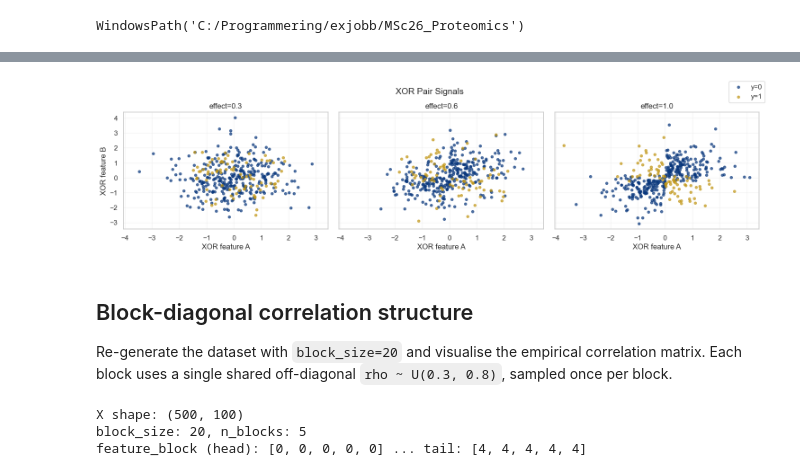
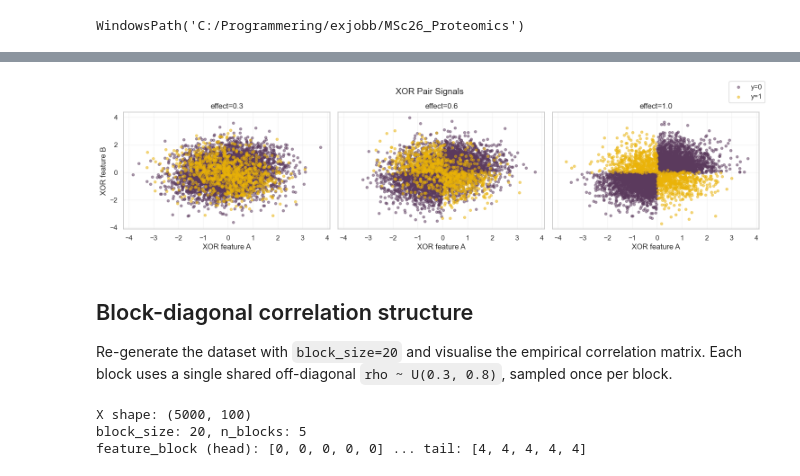
Before and after one commit to andreasjak/MSc26_Proteomics, a Jupyter notebook: notebooks/simulated_data_visual.ipynb, the cells around one changed output, grey strips where cells are left out. Saved outputs shown, nothing was run; the diff lists cells and outputs as text; code cells hidden in the pictures.

```diff
--- a/notebooks/simulated_data_visual.ipynb
+++ b/notebooks/simulated_data_visual.ipynb
@@ -32,9 +32,11 @@ WindowsPath('C:/Programmering/exjobb/MSc26_Proteomics')
 # %%
 from src.simulation import generate_simulated_dataset
 
+from src.styles import ARDS_COLORS
+
 EFFECT_SIZES = [0.3, 0.6, 1.0]
 SIGNAL_TYPES = ["linear", "bounded_variance", "u_shape", "threshold"]
-SIGNALS_PER_TYPE = 3
+SIGNALS_PER_TYPE = 1
 
 
 def build_default_signal_specs(
@@ -78,5 +80,5 @@ Built 15 signal specs.
 # %%
-N = 400
+N = 5000
 P = 100
 CLASS_PREVALENCE = 0.2
 SEED = 42
@@ -227,43 +229,43 @@ def plot_xor_scatter(effects: list[float]) -> None:
     cls1 = y == 1
 
     for ax, effect in zip(axes, effects):
         pair = selected_pairs.get(effect)
 
         if pair is None:
             ax.set_title(f"effect={effect} (no pairs)")
             ax.set_xlabel("XOR feature A")
             continue
 
         idx_a, idx_b = pair
-        ax.scatter(X[cls0, idx_a], X[cls0, idx_b], s=15, alpha=0.7, color="#0A387D", label="y=0")
-        ax.scatter(X[cls1, idx_a], X[cls1, idx_b], s=15, alpha=0.7, color="#C29717", label="y=1")
+        ax.scatter(X[cls0, idx_a], X[cls0, idx_b], s=15, alpha=0.5, label="y=0", color=ARDS_COLORS["ARDS"])
+        ax.scatter(X[cls1, idx_a], X[cls1, idx_b], s=15, alpha=0.5, label="y=1", color=ARDS_COLORS["Not ARDS"])
 
         ax.set_title(f"effect={effect}")
         ax.set_xlabel("XOR feature A")
         ax.set_xlim(x_min - x_pad, x_max + x_pad)
         ax.set_ylim(y_min - y_pad, y_max + y_pad)
         ax.grid(alpha=0.2)
 
     axes[0].set_ylabel("XOR feature B")
     handles, labels = axes[0].get_legend_handles_labels()
     if handles:
         fig.legend(handles, labels, loc="upper right")
 
     fig.suptitle("XOR Pair Signals", y=0.95, fontsize=14)
     fig.tight_layout()
     plt.show()
 
 
 plot_xor_scatter(effect_sizes)
 # %% [output]
-[figure, old version]
+[figure, new version]
 # %% [markdown]
 ## Block-diagonal correlation structure
 
 Re-generate the dataset with `block_size=20` and visualise the empirical correlation matrix. Each block uses a single shared off-diagonal `rho ~ U(0.3, 0.8)`, sampled once per block.
 # %%
 BLOCK_SIZE = 20
-N_LARGE = 500  # larger n so the empirical correlation is close to the population one
+N_LARGE = 5000  # larger n so the empirical correlation is close to the population one
 P = 100
 
 X_blk, y_blk, gt_blk = generate_simulated_dataset(
@@ -279,7 +281,7 @@ print(f"X shape: {X_blk.shape}")
 print(f"block_size: {gt_blk['block_size']}, n_blocks: {len(gt_blk['blocks'])}")
 print(f"feature_block (head): {gt_blk['feature_block'][:5]} ... tail: {gt_blk['feature_block'][-5:]}")
 # %% [output]
-X shape: (500, 100)
+X shape: (5000, 100)
 block_size: 20, n_blocks: 5
 feature_block (head): [0, 0, 0, 0, 0] ... tail: [4, 4, 4, 4, 4]
 # %%
```
Also changed, not shown: parts of 7 cells of this notebook, 1 other file.
